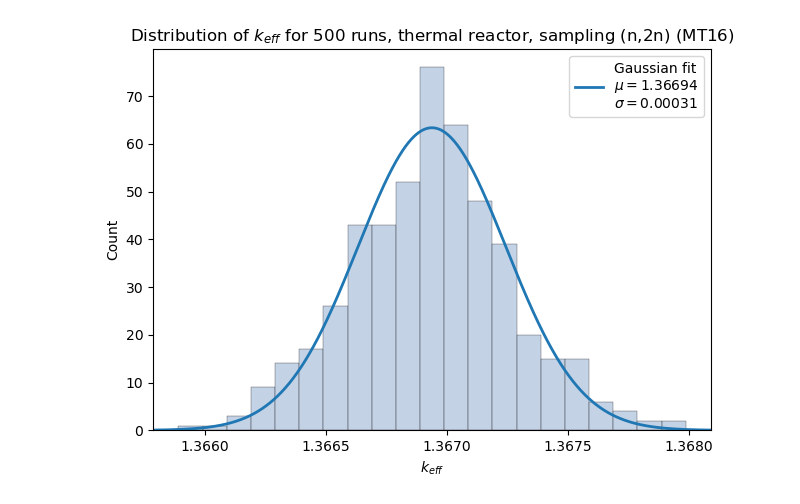
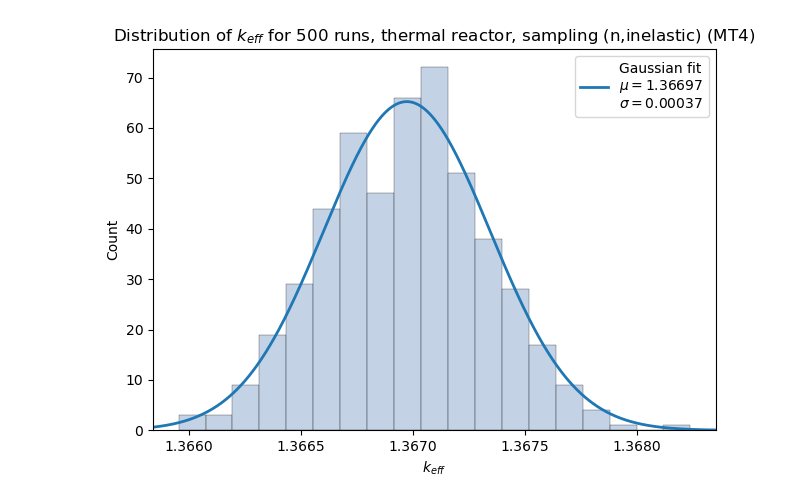
Before and after one commit to Kladdy/master-project, a Jupyter notebook: analysis/runs/R11/plotting/plot.ipynb, the cells around one changed output. Drawn from its saved outputs; the diff is of its cells as text; code cells hidden in the pictures.

Commit message:
Update plots

```diff
--- a/analysis/runs/R11/plotting/plot.ipynb
+++ b/analysis/runs/R11/plotting/plot.ipynb
@@ -56,7 +56,7 @@ importlib.reload(plot_tools)
 # PLOT SETTINGS:
 FAST_REACTOR = False # True if epithermal, False if thermal
 USE_SAMPLED_DATA = True
-MT = 16
+MT = 4
 
 # for FAST_REACTOR in [True, False]:
 #     for USE_SAMPLED_DATA in [True, False]:
@@ -68,34 +68,34 @@ folder_name = f"plots-{NEUTRON_TEMP}-{SAMPLED_STRING}-MT{MT}"
 os.makedirs(folder_name, exist_ok=True)
 
 def get_filename(plot_type: str, value: str):
     return f"{folder_name}/{plot_type}_{value}-{NEUTRON_TEMP}-{SAMPLED_STRING}-MT{MT}.pdf"
 
 # Create a dataframe from the results
 df = pd.DataFrame(results)
 
 # Filters
 df = df[df["fast_reactor"] == FAST_REACTOR]
 df = df[df["use_sampled_data"] == USE_SAMPLED_DATA]
 df = df[df["MT"] == MT]
 
 if df.empty:
     raise Exception("No results found!")
 
 df = data_tools.add_reactivity_to_df(df)
 
 plt.figure()
 fig, popt, pcov = plot_tools.plot_histogram_from_df(df=df, data_key="k-eff",
                                         fit_gaussian=True, decimals=5,
                                         title=f"Distribution of $k_{{eff}}$ for {len(df)} runs, {NEUTRON_TEMP.lower()} reactor, sampling {endf_tools.MT_to_label(MT, True)} (MT{MT})", x_label="$k_{eff}$", y_label="Count",
                                         filename=get_filename("heatmap", "distribution-k_eff"))
 
 # plt.figure()
 # fig, popt, pcov = plot_tools.plot_histogram_from_df(df=df, data_key="rho-pcm", color="mediumseagreen",
 #                                         fit_gaussian=True, decimals=0,
 #                                         title=fr"Distribution of $\rho$ for {len(df)} runs", x_label=r"$\rho$ [pcm]", y_label="Count",
 #                                         filename=get_filename("heatmap", "distribution-rho"))
 # %% [output]
-[figure, old version]
+[figure, new version]
 # %%
 importlib.reload(plot_tools)
 importlib.reload(data_tools)
```
Also changed, not shown: parts of 3 cells of this notebook, 8 other files.
